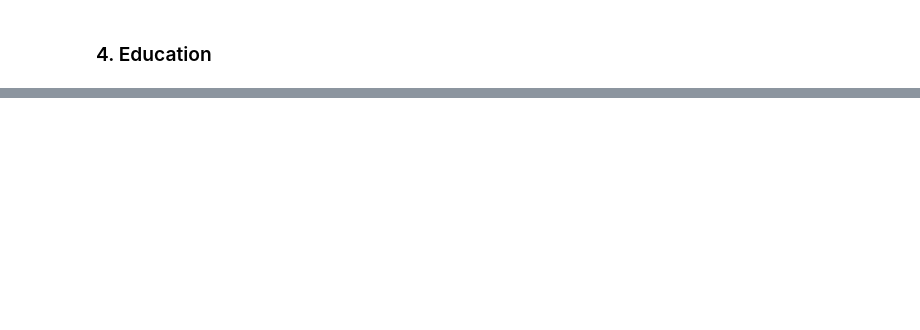
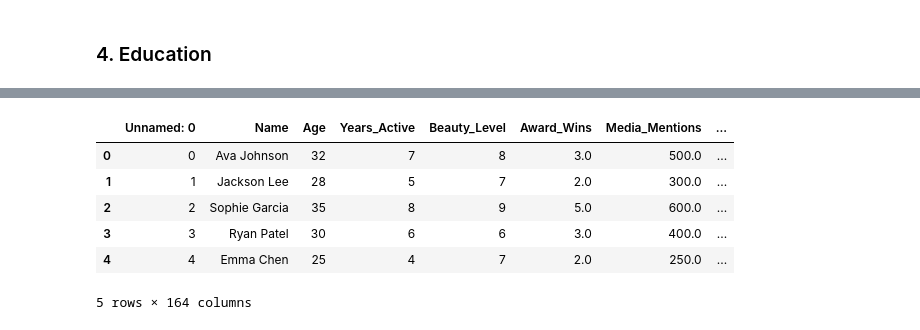
Before and after one commit to soph-colo/data3000-adv-ds, a Jupyter notebook: chatgpt-influencer/notebooks/feature_engineering.ipynb, the cells around one changed output, grey strips where cells are left out. Saved outputs shown, nothing was run; the diff lists cells and outputs as text; code cells hidden in the pictures; blank space fills up the shorter version.

```diff
--- a/chatgpt-influencer/notebooks/feature_engineering.ipynb
+++ b/chatgpt-influencer/notebooks/feature_engineering.ipynb
@@ -118,0 +167,13 @@ data.head()
+# %%
+temp = pd.get_dummies(data["General_Education"])
+data = pd.concat([data, temp], axis = 1).reindex(data.index)
+data.drop(["Education", "General_Education"], axis = 1, inplace = True)
+data.head()
+# %% [output]
+|  | Unnamed: 0 | Name | Age | Years_Active | Beauty_Level | Award_Wins | Media_Mentions | ... |
+| 0 | 0 | Ava Johnson | 32 | 7 | 8 | 3.0 | 500.0 | ... |
+| 1 | 1 | Jackson Lee | 28 | 5 | 7 | 2.0 | 300.0 | ... |
+| 2 | 2 | Sophie Garcia | 35 | 8 | 9 | 5.0 | 600.0 | ... |
+| 3 | 3 | Ryan Patel | 30 | 6 | 6 | 3.0 | 400.0 | ... |
+| 4 | 4 | Emma Chen | 25 | 4 | 7 | 2.0 | 250.0 | ... |
+5 rows × 164 columns
```
Also changed, not shown: parts of 12 cells of this notebook, 1 other file.
